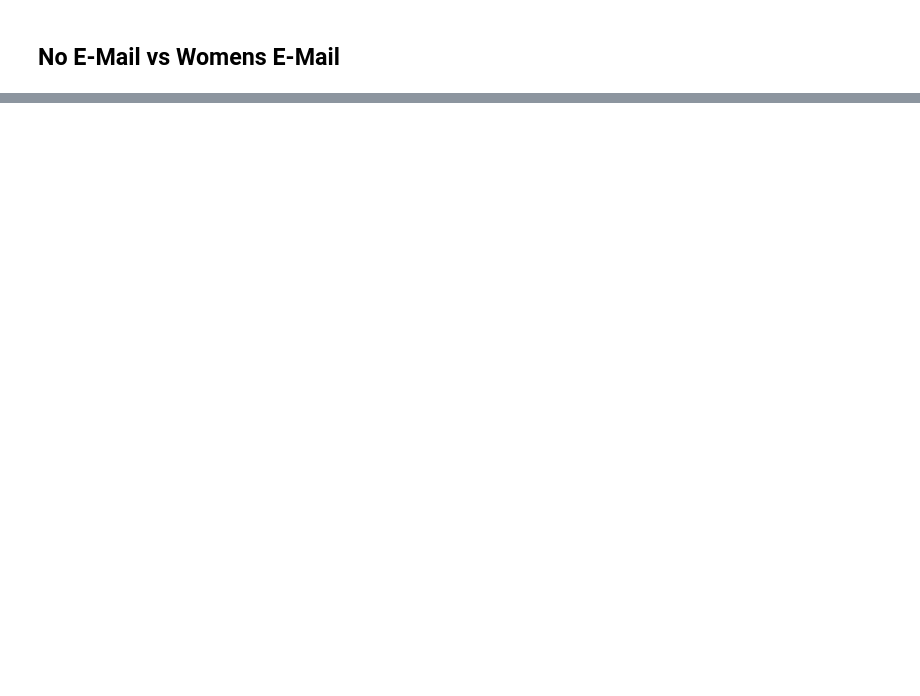
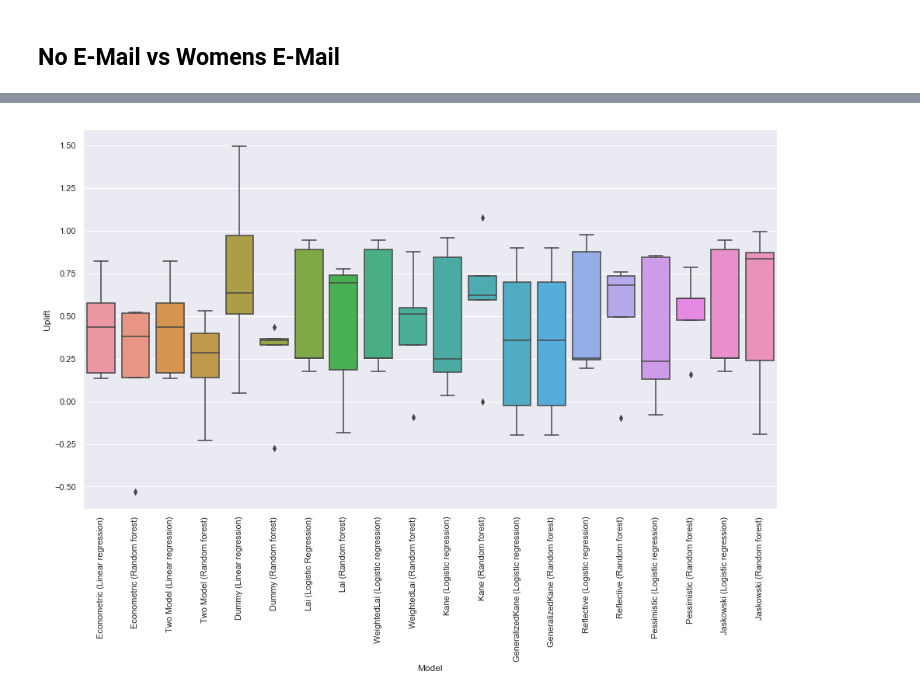
Before and after one commit to duketemon/pyuplift, a Jupyter notebook: examples/Hillstrom_Email_Marketing-usage.ipynb, the cells around one changed output, grey strips where cells are left out. Drawn from its saved outputs; the diff is of its cells as text; code cells hidden in the pictures; blank space fills up the shorter version.

```diff
--- a/examples/Hillstrom_Email_Marketing-usage.ipynb
+++ b/examples/Hillstrom_Email_Marketing-usage.ipynb
@@ -70,0 +61,3 @@ seeds = [111, 222, 333, 444, 555]
+# %%
+d = {0: 0, 2: 1}
+t_ex_mens = np.array(list(map(lambda x: d[x], t_ex_mens)))
@@ -149,7 +144,7 @@ for model_name in models:
     for score in scores:
         ex_mens_model_names.append(model_name)
         ex_mens_model_scores.append(score)
-df_ex_womens_stats = pd.DataFrame(data={'Model': ex_mens_model_names, 'Uplift': ex_mens_model_scores})
+df_ex_mens_stats = pd.DataFrame(data={'Model': ex_mens_model_names, 'Uplift': ex_mens_model_scores})
 # %% [output]
 Econometric (Linear regression)
 Econometric (Random forest)
@@ -178,0 +166,7 @@ df_ex_womens_stats.pivot(columns="Model", values="Uplift").iplot(
+# %%
+sns.set(style="whitegrid")
+sns.set(rc={'figure.figsize':(16, 9)})
+ax = sns.boxplot(x="Model", y="Uplift", data=df_ex_mens_stats)
+ax.set_xticklabels(ax.get_xticklabels(), rotation=90);
+# %% [output]
+[figure, added]
```
Also changed, not shown: parts of 10 cells of this notebook.
